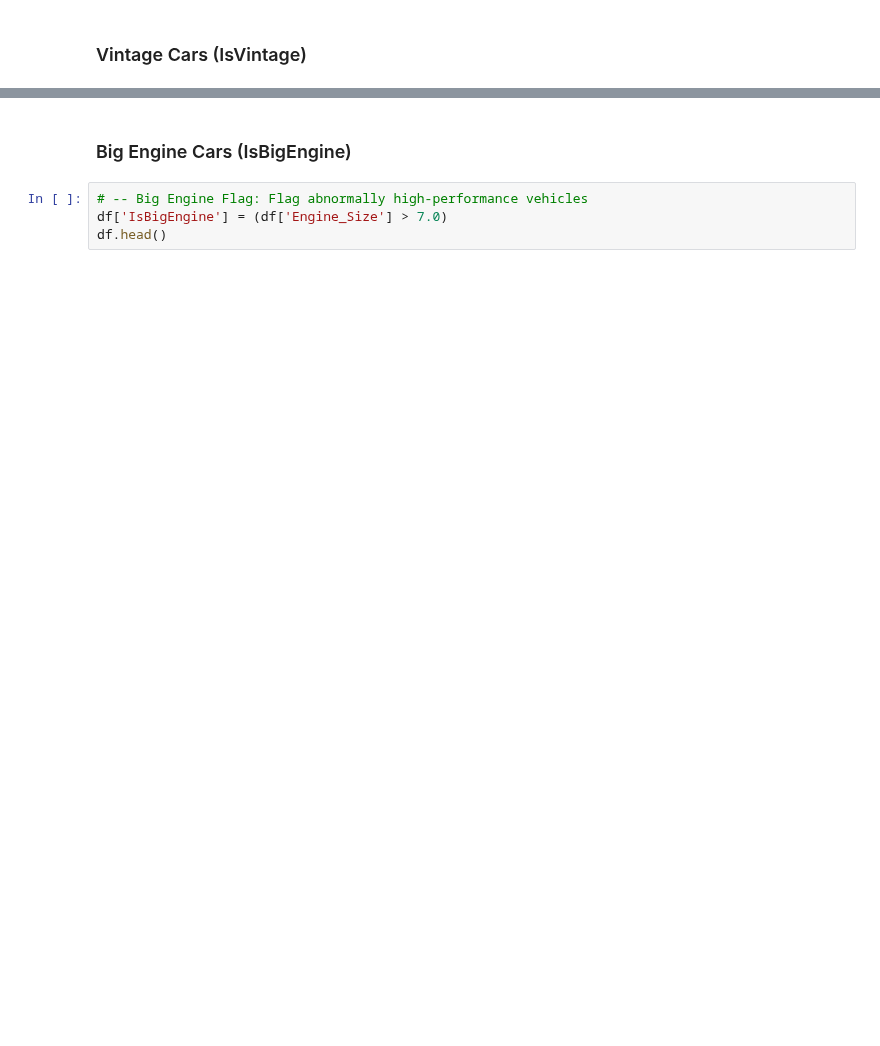
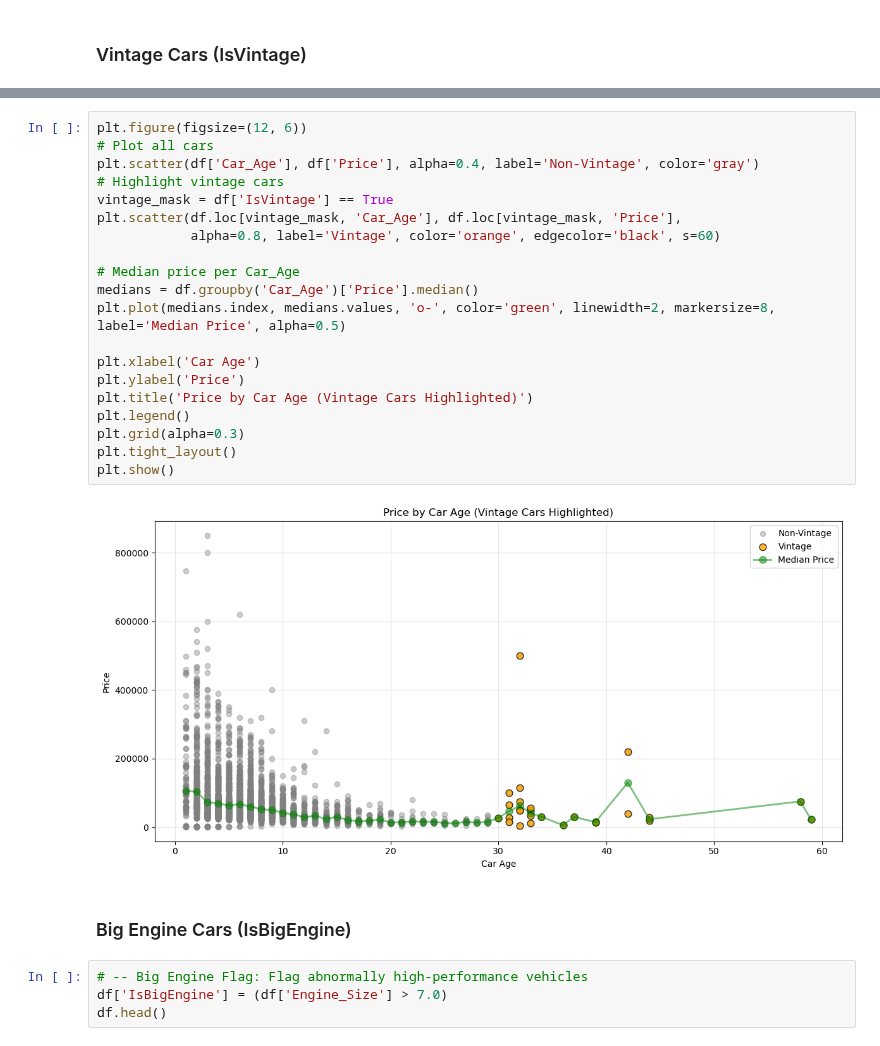
Before and after one commit to RioPramana21/Ctrl-Price-Taking-Control-of-Used-Car-Valuations-with-ML, a Jupyter notebook: code_files/4_feature_engineering_and_preprocessing.ipynb, the cells around one changed output, grey strips where cells are left out. Cells and saved outputs as stored; diff of their text form; blank space fills up the shorter version.

```diff
--- a/code_files/4_feature_engineering_and_preprocessing.ipynb
+++ b/code_files/4_feature_engineering_and_preprocessing.ipynb
@@ -52,3 +151,25 @@ df[df['IsVintage']].head()
+# %%
+plt.figure(figsize=(12, 6))
+# Plot all cars
+plt.scatter(df['Car_Age'], df['Price'], alpha=0.4, label='Non-Vintage', color='gray')
+# Highlight vintage cars
+vintage_mask = df['IsVintage'] == True
+plt.scatter(df.loc[vintage_mask, 'Car_Age'], df.loc[vintage_mask, 'Price'],
+            alpha=0.8, label='Vintage', color='orange', edgecolor='black', s=60)
+
+# Median price per Car_Age
+medians = df.groupby('Car_Age')['Price'].median()
+plt.plot(medians.index, medians.values, 'o-', color='green', linewidth=2, markersize=8, label='Median Price', alpha=0.5)
+
+plt.xlabel('Car Age')
+plt.ylabel('Price')
+plt.title('Price by Car Age (Vintage Cars Highlighted)')
+plt.legend()
+plt.grid(alpha=0.3)
+plt.tight_layout()
+plt.show()
+# %% [output]
+[figure, added]
 # %% [markdown]
 ### Big Engine Cars (IsBigEngine)
 # %%
```
Also changed, not shown: parts of 16 cells of this notebook, 2 other files.
